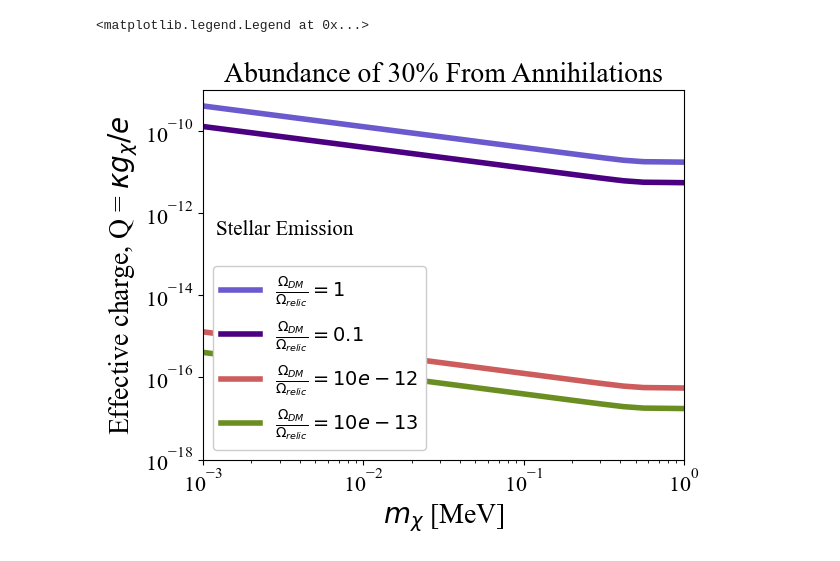
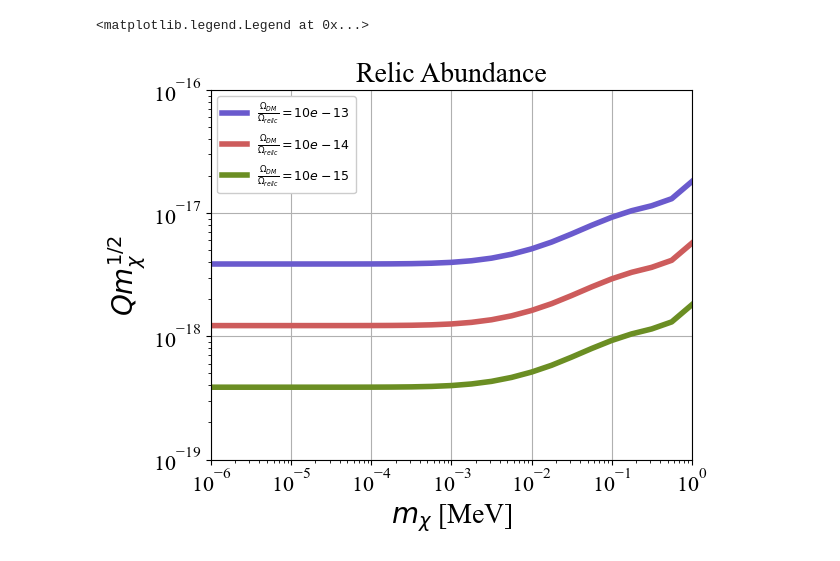
Before and after one commit to ellailes/irreducible-mcp, a Jupyter notebook: Constant-Abundance-Code.ipynb, the cells around one changed output. Cells and saved outputs as stored; diff of their text form; code cells hidden in the pictures.

```diff
--- a/Constant-Abundance-Code.ipynb
+++ b/Constant-Abundance-Code.ipynb
@@ -80,35 +97,33 @@ for i in range(25):
+# %%
+Qm13 = np.loadtxt("Abundance-10e-13-data.txt")
+Qm14 = np.loadtxt("Abundance-10e-14-data.txt")
+Qm15 = np.loadtxt("Abundance-10e-15-data.txt")
+Qm16 = np.loadtxt("Abundance-10e-16-data.txt")
+Qm17 = np.loadtxt("Abundance-10e-17-data.txt")
 # %%
 f, ax = plt.subplots()
 f.set_size_inches(6.2, 4.8)
 
-ax.loglog(mlist, Q1,c='slateblue',lw=4,label = r'$\frac{\Omega_{DM}}{\Omega_{relic}} = 1$')
-ax.loglog(mlist, Q2,c='indigo',lw=4,label = r'$\frac{\Omega_{DM}}{\Omega_{relic}} = 0.1$')
-ax.loglog(mlist, Q3,c='indianred',lw=4,label = r'$\frac{\Omega_{DM}}{\Omega_{relic}} = 10e-12$')
-ax.loglog(mlist, Q4,c='olivedrab',lw=4,label = r'$\frac{\Omega_{DM}}{\Omega_{relic}} = 10e-13$')
-#ax.loglog(m_production, Q_production,c='slateblue',lw=4)#, ls=":")
-#ax.loglog(m_production, Q_ann_production,c='slateblue',lw=4)
-ax.set_xlim([1e-3, 1])
-ax.set_ylim([1e-18, 1e-9])
-ax.set_ylabel(r'Effective charge, Q = $\kappa g_\chi/e$', fontsize=20)
+ax.loglog(mlist, Qm13*mlist**(1/2),c='slateblue',lw=4,label = r'$\frac{\Omega_{DM}}{\Omega_{relic}} = 10e-13$')
+ax.loglog(mlist, Qm14*mlist**(1/2),c='indianred',lw=4,label = r'$\frac{\Omega_{DM}}{\Omega_{relic}} = 10e-14$')
+ax.loglog(mlist, Qm15*mlist**(1/2),c='olivedrab',lw=4,label = r'$\frac{\Omega_{DM}}{\Omega_{relic}} = 10e-15$')
+#ax.loglog(mlist, Qm16,c='aqua',lw=4,label = r'$\frac{\Omega_{DM}}{\Omega_{relic}} = 10e-16$')
+#ax.loglog(mlist, Qm17,c='darkcyan',lw=4,label = r'$\frac{\Omega_{DM}}{\Omega_{relic}} = 10e-17$')
+ax.set_xlim([1e-6, 1])
+ax.set_ylim([1e-19, 1e-16])
+ax.set_ylabel(r'$Qm_\chi^{1/2}$', fontsize=20)
 ax.set_xlabel(r'$m_\chi$ [MeV]', fontsize=20)
-
-#plotfiles(ax, 'stars', projection=False, DD=False,color='LightSteelBlue',a=0.3)
-#plotfiles(ax, 'stars_conservative', projection=False, DD=False,color='LightSteelBlue',a=0.3)
-ax.text(1.2e-3, 3e-13, r'Stellar Emission', rotation=0, color='k', fontsize=15)
+ax.grid()
 
 ax.xaxis.set_tick_params(labelsize=16)
 ax.yaxis.set_tick_params(labelsize=16)
-ax.set_title('Abundance of 30% From Annihilations', fontsize=20)
+ax.set_title('Relic Abundance', fontsize=20)
 lya_index=24
 planck_index=27
 s4_index = 32
 gs_index=38
 
-ax.legend(framealpha=1, loc='lower left', fontsize=14)
-
-
-#ax.set_xlim([1e-3, 1])
-#ax.set_ylim([1e-15, 1e-9])
+ax.legend(framealpha=1, loc='upper left', fontsize=9)
 # %% [output]
 <matplotlib.legend.Legend at 0x...>
-[figure, old version]
+[figure, new version]
```
Also changed, not shown: parts of 8 cells of this notebook, 2 other files.
